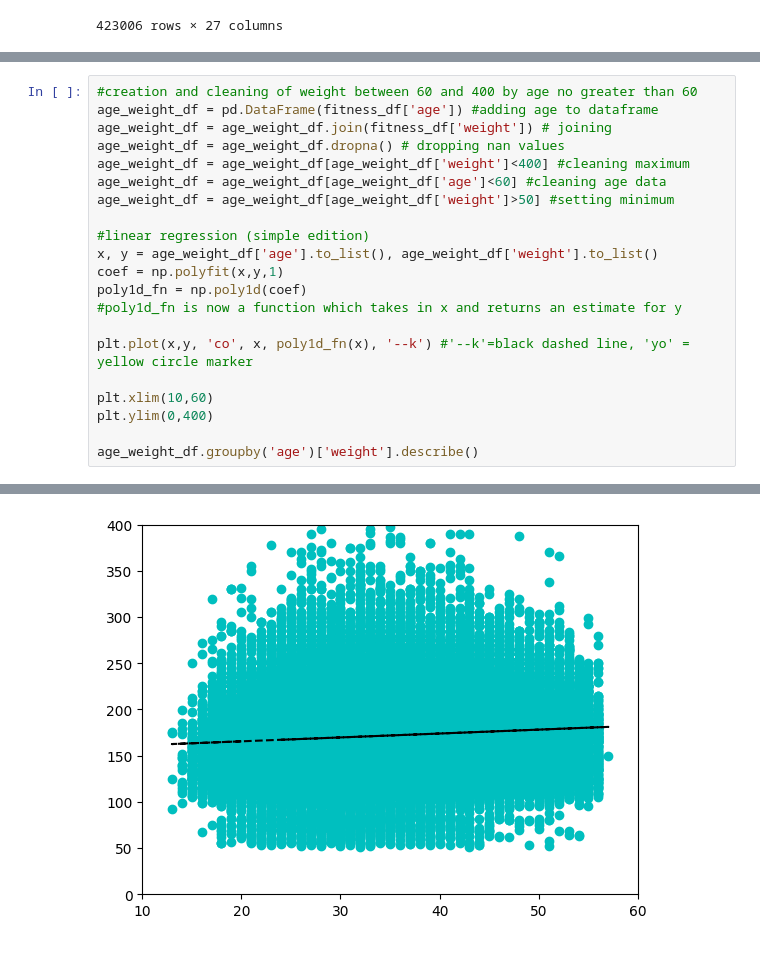
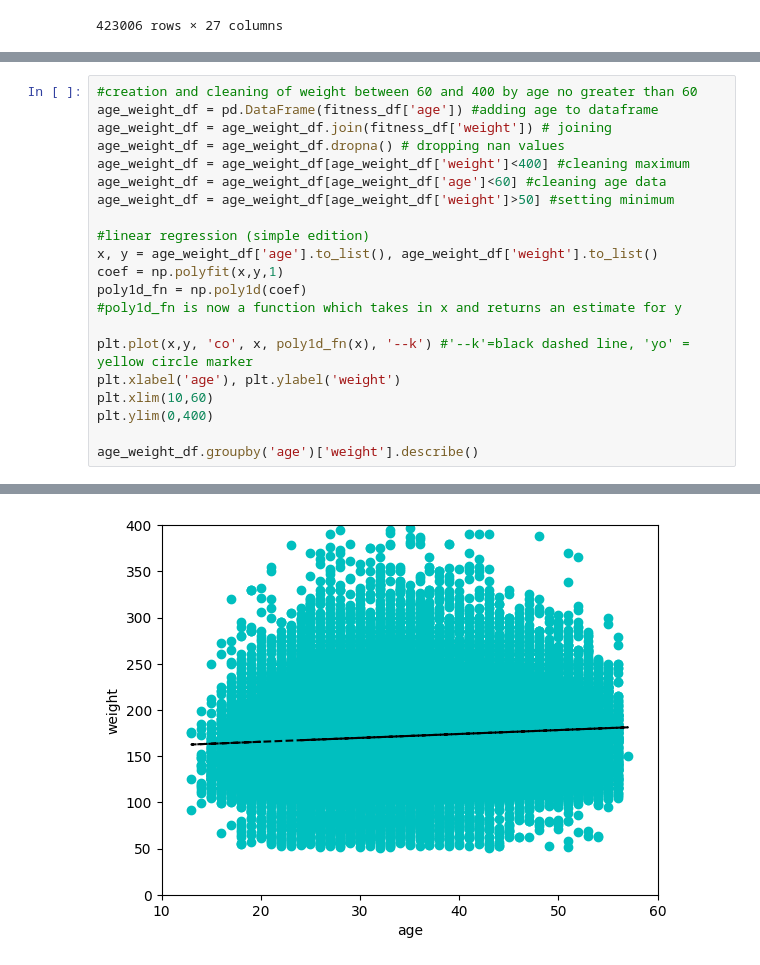
Before and after one commit to JKRAYV/ETAV, a Jupyter notebook: ETAV.ipynb, the cells around one changed output, grey strips where cells are left out. Cells and saved outputs as stored; diff of their text form.

```diff
--- a/ETAV.ipynb
+++ b/ETAV.ipynb
@@ -164,32 +164,32 @@ age_weight_df = age_weight_df[age_weight_df['weight']>50] #setting minimum
 #linear regression (simple edition)
 x, y = age_weight_df['age'].to_list(), age_weight_df['weight'].to_list()
 coef = np.polyfit(x,y,1)
 poly1d_fn = np.poly1d(coef)
 #poly1d_fn is now a function which takes in x and returns an estimate for y
 
 plt.plot(x,y, 'co', x, poly1d_fn(x), '--k') #'--k'=black dashed line, 'yo' = yellow circle marker
-
+plt.xlabel('age'), plt.ylabel('weight')
 plt.xlim(10,60)
 plt.ylim(0,400)
 
 age_weight_df.groupby('age')['weight'].describe()
 # %% [output]
 |  | count | mean | std | min | 25% | 50% | 75% | max |
 | age |  |  |  |  |  |  |  |  |
 | 13.0 | 4.0 | 142.000000 | 40.963398 | 92.0 | 116.75 | 150.0 | 175.25 | 176.0 |
 | 14.0 | 19.0 | 141.105263 | 27.658422 | 99.0 | 118.50 | 140.0 | 151.00 | 199.0 |
 | 15.0 | 98.0 | 144.683673 | 24.306716 | 105.0 | 128.25 | 140.0 | 158.00 | 250.0 |
 | 16.0 | 245.0 | 152.183673 | 26.090380 | 67.0 | 135.00 | 150.0 | 167.00 | 272.0 |
 | 17.0 | 835.0 | 155.265868 | 25.881462 | 75.0 | 136.00 | 154.0 | 172.50 | 320.0 |
 | 18.0 | 1627.0 | 157.913337 | 28.611113 | 55.0 | 138.00 | 157.0 | 176.00 | 295.0 |
 | 19.0 | 2167.0 | 162.524227 | 28.872107 | 57.0 | 142.00 | 163.0 | 180.00 | 330.0 |
 | 20.0 | 3008.0 | 163.107048 | 29.238703 | 61.0 | 141.00 | 165.0 | 182.00 | 332.0 |
 | 21.0 | 4120.0 | 162.755583 | 29.620128 | 55.0 | 140.00 | 163.0 | 183.00 | 355.0 |
 | 22.0 | 5590.0 | 163.489267 | 29.874680 | 53.0 | 140.00 | 165.0 | 185.00 | 295.0 |
 | ... | ... | ... | ... | ... | ... | ... | ... | ... |
 | 53.0 | 942.0 | 170.991507 | 34.558240 | 64.0 | 143.00 | 171.5 | 195.00 | 284.0 |
 | 54.0 | 714.0 | 172.921569 | 32.299693 | 63.0 | 150.00 | 175.0 | 195.00 | 255.0 |
 | 55.0 | 399.0 | 169.355890 | 32.098132 | 95.0 | 143.00 | 170.0 | 190.00 | 299.0 |
 | 56.0 | 162.0 | 166.234568 | 34.065983 | 105.0 | 140.00 | 167.0 | 187.25 | 279.0 |
 | 57.0 | 1.0 | 150.000000 | NaN | 150.0 | 150.00 | 150.0 | 150.00 | 150.0 |
-[figure, old version]
+[figure, new version]
```
Also changed, not shown: parts of 3 cells of this notebook, 1 other file.
